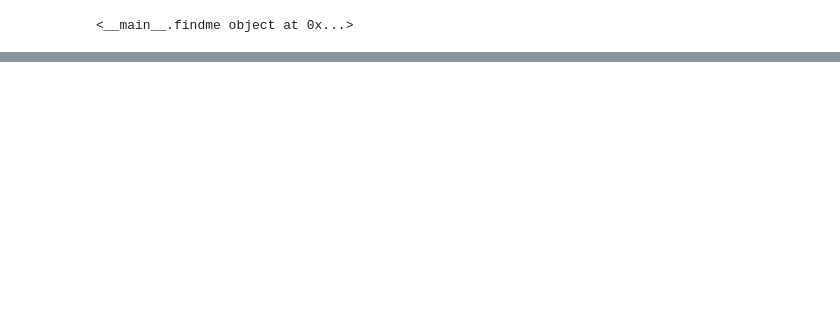
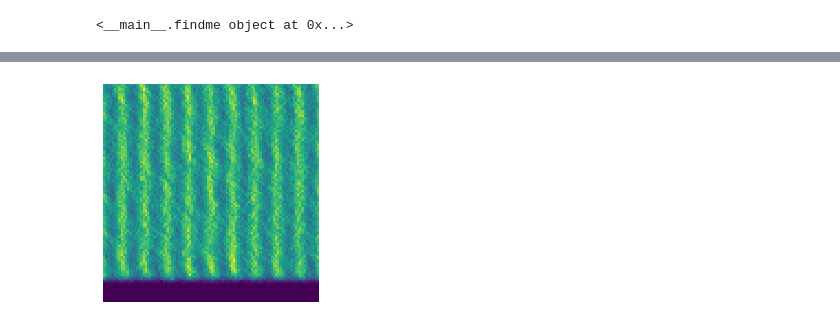
Before and after one commit to LevoSpacewars/Polymer-Tilt, a Jupyter notebook: Untitled.ipynb, the cells around one changed output, grey strips where cells are left out. Drawn from its saved outputs; the diff is of its cells as text; code cells hidden in the pictures; blank space fills up the shorter version.

```diff
--- a/Untitled.ipynb
+++ b/Untitled.ipynb
@@ -81,0 +164,19 @@ with PdfPages("DisorderRuns_fix.pdf") as export_pdf:
+# %%
+foldername = ['10000']
+single = []
+for name in foldername:
+    single.append(pandas.read_csv('./compiledRuns/' + name + '/data.txt'))
+
+
+with PdfPages("heatmapdelocaldraft.pdf") as export_pdf:
+    index = -1
+    fig = plt.figure()
+    for data in single:
+        index +=1
+        d = np.array(data)
+        f,output = genForceRange(0,3,10)
+        plt.imshow(getHeatMap(foldername[index],index))
+        plt.axis("off")
+    export_pdf.savefig(fig)
+# %% [output]
+[figure, added]
```
Also changed, not shown: parts of 3 cells of this notebook, 12 other files.
